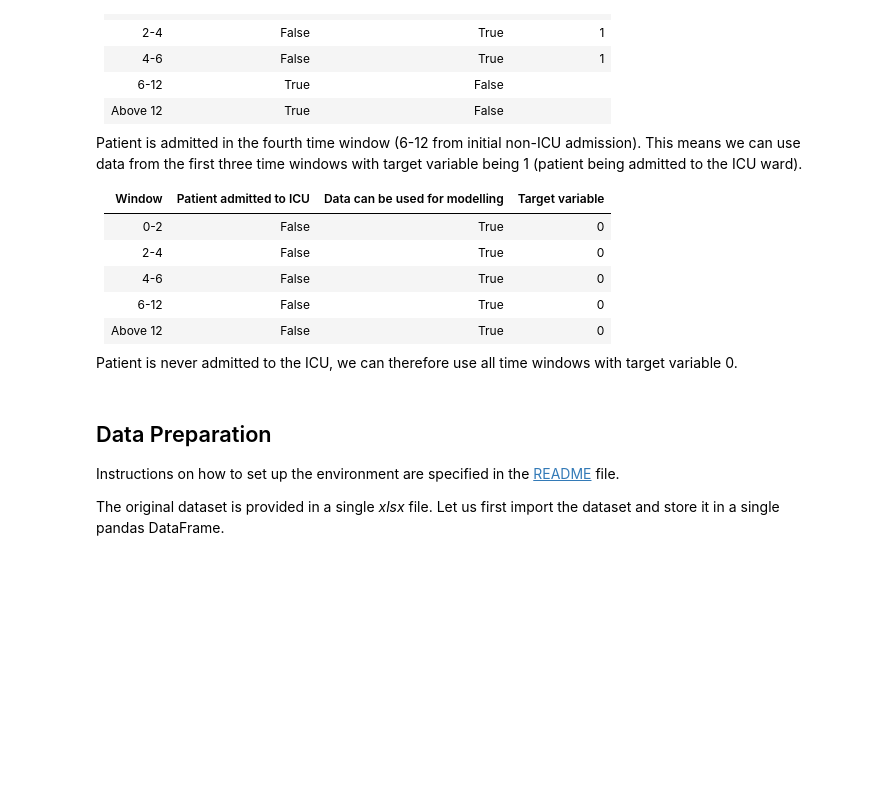
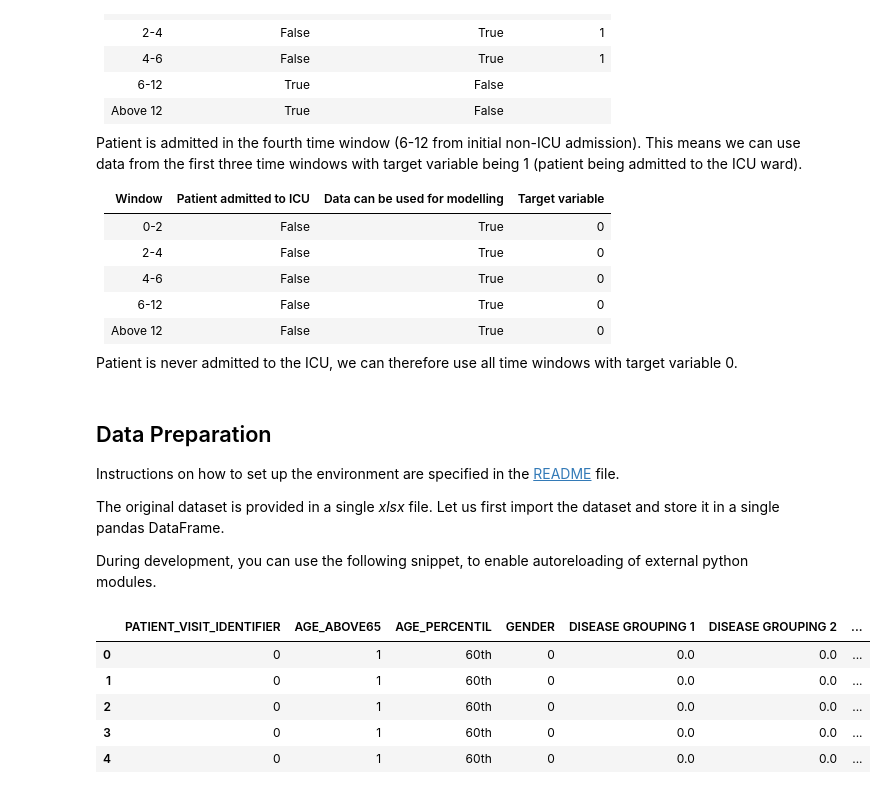
Before and after one commit to JakobSkornik/covid19-admission, a Jupyter notebook: main.ipynb, the cells around one changed output. Drawn from its saved outputs; the diff is of its cells as text; code cells hidden in the pictures; blank space fills up the shorter version.

```diff
--- a/main.ipynb
+++ b/main.ipynb
@@ -86,3 +86,5 @@ Patient is never admitted to the ICU, we can therefore use all time windows with
 Instructions on how to set up the environment are specified in the [README](https://github.com/JakobSkornik/covid19-admission/blob/main/README.md) file.
 
 The original dataset is provided in a single *xlsx* file. Let us first import the dataset and store it in a single pandas DataFrame.
+
+During development, you can use the following snippet, to enable autoreloading of external python modules.
@@ -89,5 +94,15 @@ The original dataset is provided in a single *xlsx* file. Let us first import th
 # %%
-from src.utilities import load_xlsx
+import src.utilities as util
 
-# Load DataFrame
-df = load_xlsx("data/Kaggle_Sirio_Libanes_ICU_Prediction.xlsx")
+# Load Excel into DataFrame
+df = util.load_xlsx("data/Kaggle_Sirio_Libanes_ICU_Prediction.xlsx")
+# %%
+# Print first 5 elements of DataFrame
+df.head()
+# %% [output]
+|  | PATIENT_VISIT_IDENTIFIER | AGE_ABOVE65 | AGE_PERCENTIL | GENDER | DISEASE GROUPING 1 | DISEASE GROUPING 2 | ... |
+| 0 | 0 | 1 | 60th | 0 | 0.0 | 0.0 | ... |
+| 1 | 0 | 1 | 60th | 0 | 0.0 | 0.0 | ... |
+| 2 | 0 | 1 | 60th | 0 | 0.0 | 0.0 | ... |
+| 3 | 0 | 1 | 60th | 0 | 0.0 | 0.0 | ... |
+| 4 | 0 | 1 | 60th | 0 | 0.0 | 0.0 | ... |
```
Also changed, not shown: parts of 1 cell of this notebook, 2 other files.
